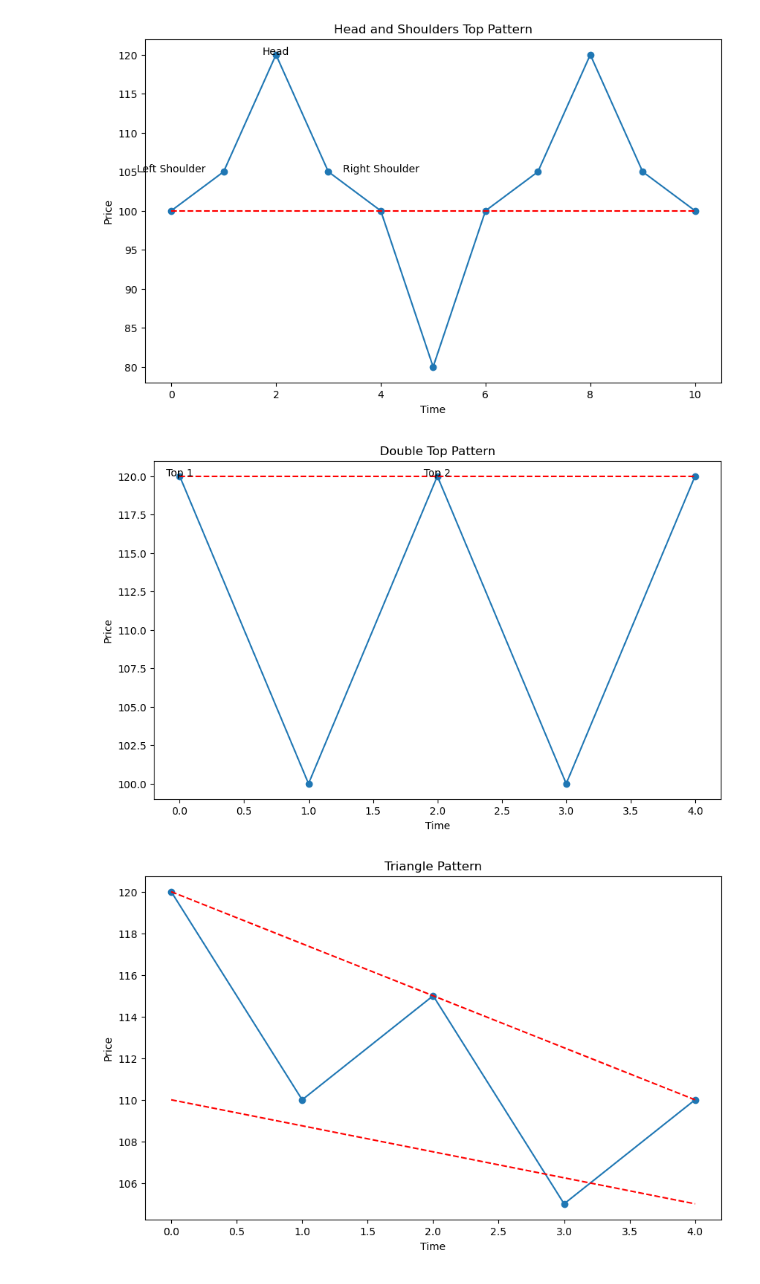
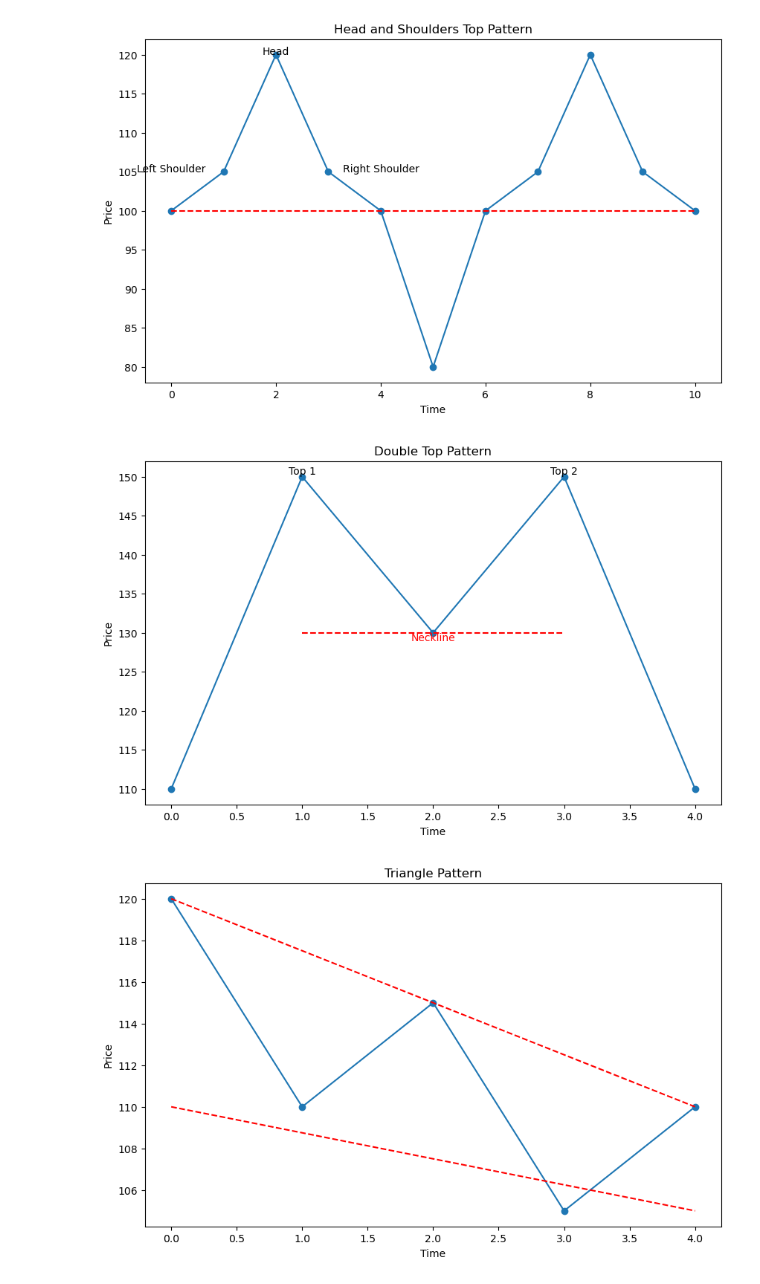
Before and after one commit to gonghui945/IntelligentQuant, a Jupyter notebook: Chapter3/3.2.ipynb, the cells around one changed output. Drawn from its saved outputs; the diff is of its cells as text; code cells hidden in the pictures.

```diff
--- a/Chapter3/3.2.ipynb
+++ b/Chapter3/3.2.ipynb
@@ -22,25 +22,35 @@ plt.show()
 # %% [output]
 [figure]
 # %%
-# 假设的股票价格
-prices = np.array([120, 100, 120, 100, 120])
+import matplotlib.pyplot as plt
+import numpy as np
+
+# 假设的股票价格，反映双顶模式
+prices = np.array([110, 150, 130, 150, 110])
 times = np.array(range(len(prices)))
+
 # 绘制价格图
 plt.figure(figsize=(10, 6))
-plt.plot(times, prices, marker='o')
-# 绘制颈线
-neckline = np.array([120]*len(times))
-plt.plot(times, neckline, 'r--')
+plt.plot(times, prices, marker='o', linestyle='-')
+
+# 绘制颈线（此处为两个顶之间的最低点）
+neckline = np.min(prices[1:4])  # 取第二个点到第四个点的最小值作为颈线
+plt.plot([1, 3], [neckline, neckline], 'r--')
+
 # 标注顶点
-plt.text(0, 120, 'Top 1', ha='center')
-plt.text(2, 120, 'Top 2', ha='center')
+plt.text(1, 150, 'Top 1', ha='center', va='bottom')
+plt.text(3, 150, 'Top 2', ha='center', va='bottom')
+plt.text(2, neckline, 'Neckline', ha='center', va='top', color='red')
+
 # 设置图形标题和轴标签
 plt.title('Double Top Pattern')
 plt.xlabel('Time')
 plt.ylabel('Price')
+
+# 显示图形
 plt.show()
 # %% [output]
-[figure, old version]
+[figure, new version]
 # %%
 # 假设的股票价格
 prices = np.array([120, 110, 115, 105, 110])
```
